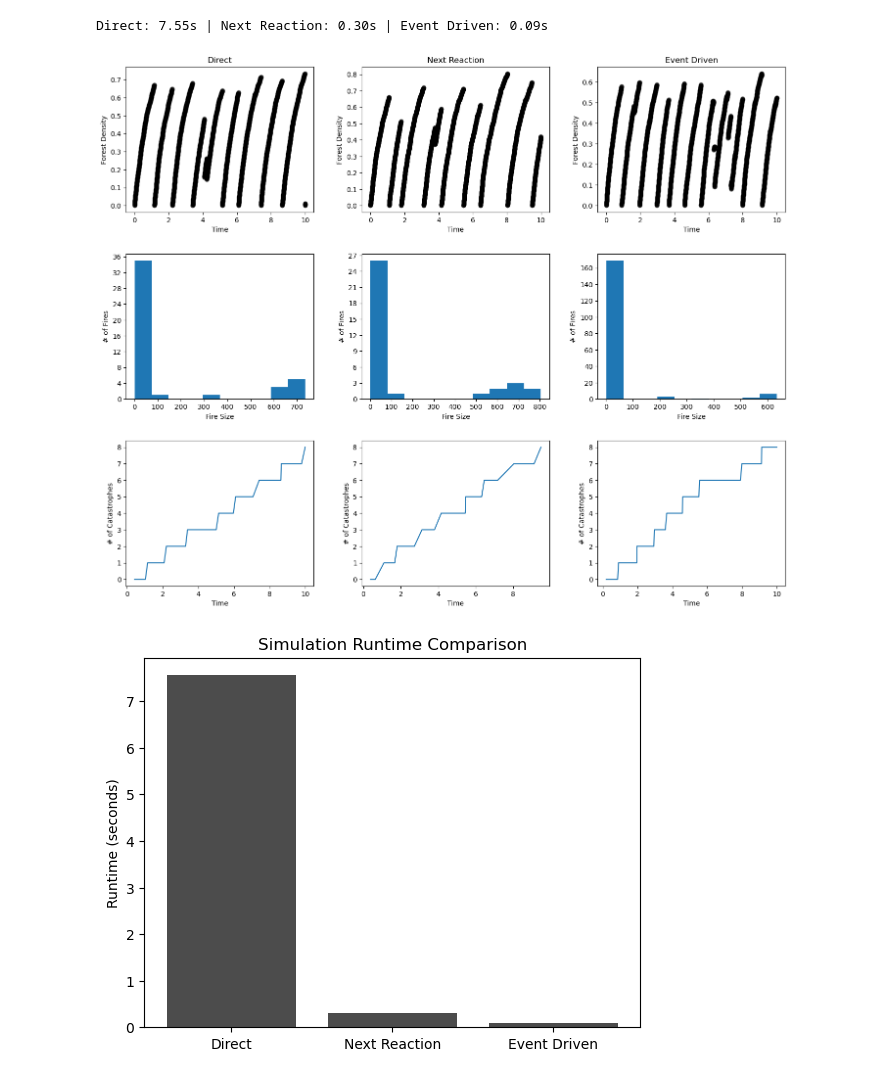
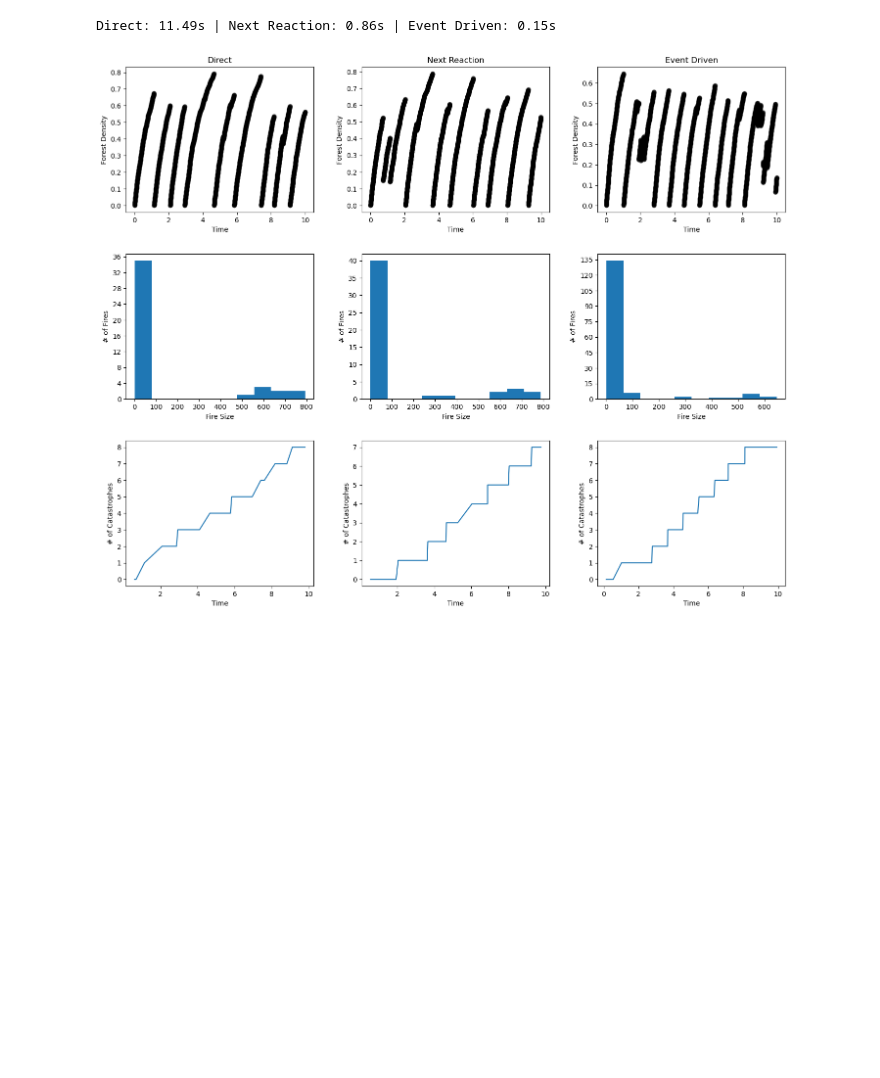
Before and after one commit to marobinette/ModelingComplexSystems, a Jupyter notebook: Simulations/simulations.ipynb, the cells around one changed output. Cells and saved outputs as stored; diff of their text form; code cells hidden in the pictures; blank space fills up the shorter version.

```diff
--- a/Simulations/simulations.ipynb
+++ b/Simulations/simulations.ipynb
@@ -240,44 +240,35 @@ ed_times, ed_density, ed_fire_sizes, ed_fire_times, ed_catastrophes, ed_runtime
 
 print(f"Direct: {runtime:.2f}s | Next Reaction: {nr_runtime:.2f}s | Event Driven: {ed_runtime:.2f}s")
 
 fig, axes = plt.subplots(3, 3, figsize=(15, 12))
 fig.tight_layout(pad=4.0)
 
 sims = [
     ("Direct", times, density, fire_sizes, fire_times, catastrophes),
     ("Next Reaction", nr_times, nr_density, nr_fire_sizes, nr_fire_times, nr_catastrophes),
     ("Event Driven", ed_times, ed_density, ed_fire_sizes, ed_fire_times, ed_catastrophes),
 ]
 
 for col, (label, t, dens, fsizes, ftimes, cats) in enumerate(sims):
     axes[0][col].plot(t, dens, marker="o", ls='', color='black', alpha=0.25)
     axes[0][col].set_title(label)
     axes[0][col].set_xlabel('Time')
     axes[0][col].set_ylabel('Forest Density')
 
     axes[1][col].hist(fsizes)
     axes[1][col].yaxis.set_major_locator(plt.MaxNLocator(integer=True))
     axes[1][col].set_xlabel('Fire Size')
     axes[1][col].set_ylabel('# of Fires')
 
     axes[2][col].plot(ftimes, np.cumsum(cats))
     axes[2][col].yaxis.set_major_locator(plt.MaxNLocator(integer=True))
     axes[2][col].set_xlabel('Time')
     axes[2][col].set_ylabel('# of Catastrophes')
 
 plt.show()
-
-methods = ['Direct', 'Next Reaction', 'Event Driven']
-runtimes = [runtime, nr_runtime, ed_runtime]
-
-plt.bar(methods, runtimes, color='black', alpha=0.7)
-plt.ylabel('Runtime (seconds)')
-plt.title('Simulation Runtime Comparison')
-plt.show()
 # %% [output]
-Direct: 7.55s | Next Reaction: 0.30s | Event Driven: 0.09s
+Direct: 11.49s | Next Reaction: 0.86s | Event Driven: 0.15s
-[figure, old version]
+[figure, new version]
-[figure, removed]
 # %%
 
 L_values_direct = [10, 10**2, 10**3, 10**4]
```
